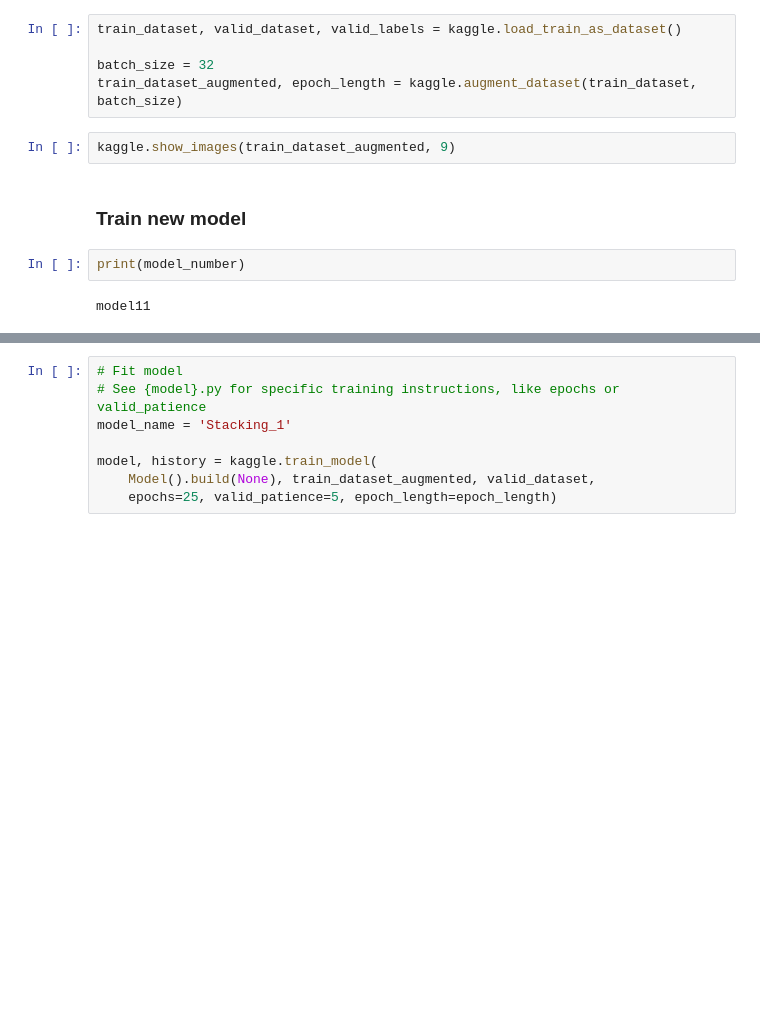
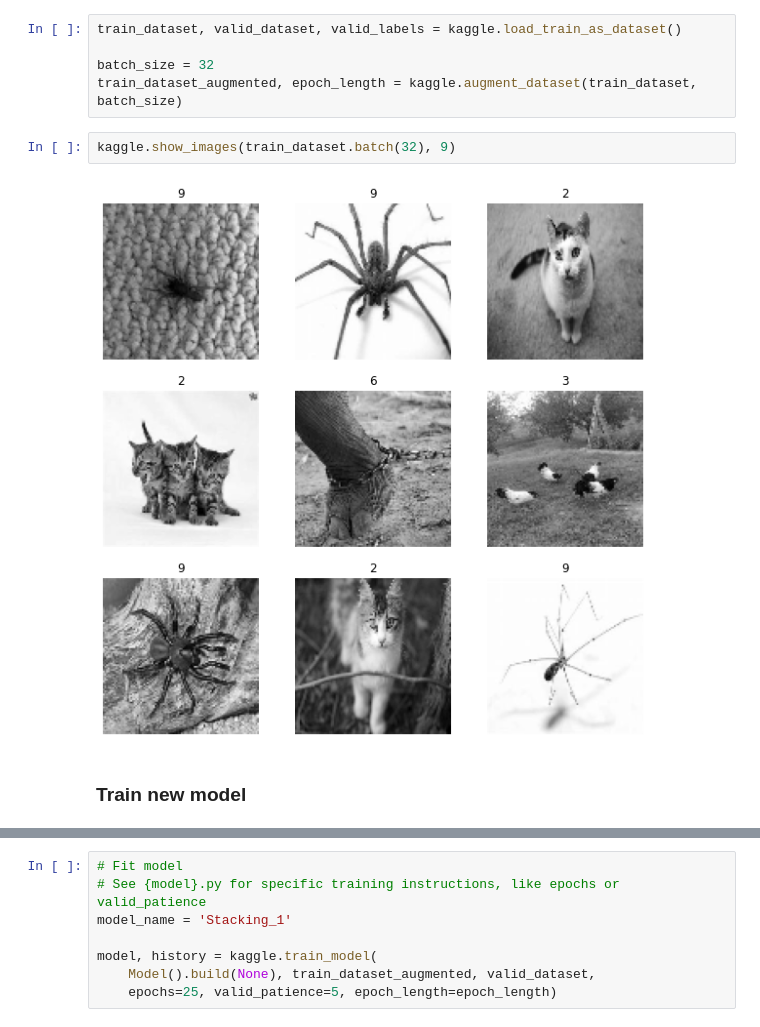
Before and after one commit to guillaume-jones/INF8245E, a Jupyter notebook: Kaggle/model_interface.ipynb, the cells around one changed output, grey strips where cells are left out. Drawn from its saved outputs; the diff is of its cells as text; blank space fills up the shorter version.

```diff
--- a/Kaggle/model_interface.ipynb
+++ b/Kaggle/model_interface.ipynb
@@ -16,11 +16,9 @@ train_dataset, valid_dataset, valid_labels = kaggle.load_train_as_dataset()
 batch_size = 32
 train_dataset_augmented, epoch_length = kaggle.augment_dataset(train_dataset, batch_size)
 # %%
-kaggle.show_images(train_dataset_augmented, 9)
+kaggle.show_images(train_dataset.batch(32), 9)
+# %% [output]
+[figure, added]
 # %% [markdown]
 ### Train new model
-# %%
-print(model_number)
-# %% [output]
-model11
 # %%
```
Also changed, not shown: parts of 5 cells of this notebook, 3 other files.
